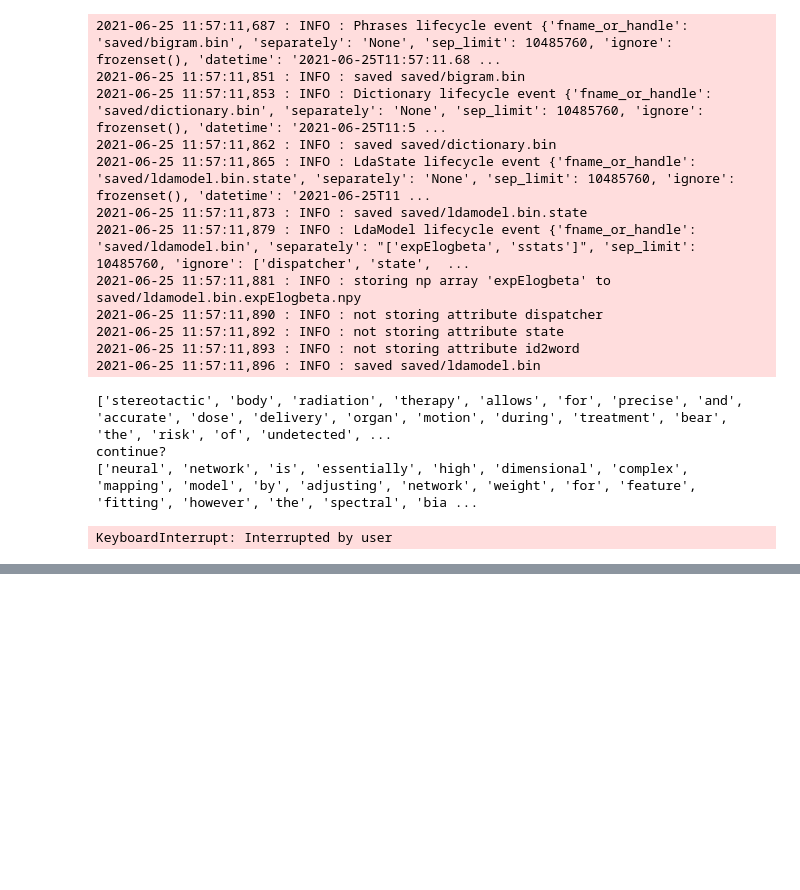
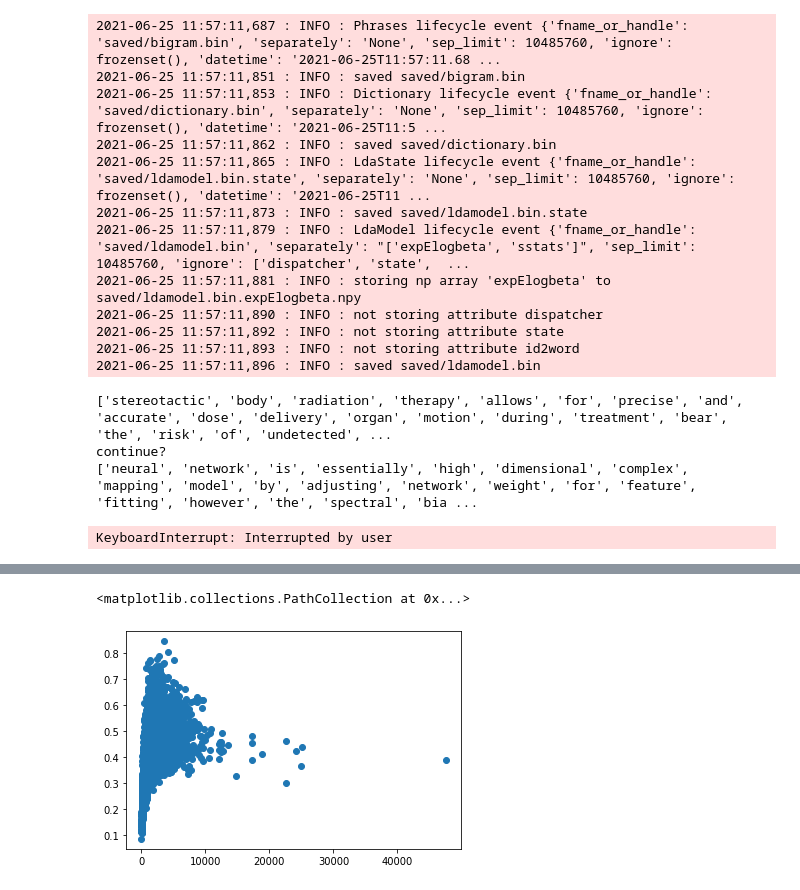
Before and after one commit to min-yang/readpaper, a Jupyter notebook: readpaper/model.ipynb, the cells around one changed output, grey strips where cells are left out. Drawn from its saved outputs; the diff is of its cells as text; code cells hidden in the pictures; blank space fills up the shorter version.

```diff
--- a/readpaper/model.ipynb
+++ b/readpaper/model.ipynb
@@ -228,0 +323,6 @@ load(fname, mmap=None) method of abc.ABCMeta instance
+# %%
+filter = {}
+for i,value in enumerate(new_text_vector):
+    filter[str(i)] = {'$gt': float(value) - 0.8, '$lt': float(value) + 0.8}
+ret_doc = list(client.article.dv.find(filter))
+print(len(ret_doc), [ele['_id'] for ele in ret_doc])
@@ -228,0 +331,9 @@ load(fname, mmap=None) method of abc.ABCMeta instance
+# %%
+origin_text = '看看测试重复的效果是怎么样的'
+origin_text = re.sub(r'\s+', ' ', origin_text)
+origin_text = jieba.lcut(origin_text)
+origin_text_vector = model.infer_vector(origin_text)
+data = {'_id': 'test1'}
+for i, value in enumerate(origin_text_vector):
+    data[str(i)] = float(value)
+client.article.dv.insert_one(data)
@@ -228,0 +342,10 @@ load(fname, mmap=None) method of abc.ABCMeta instance
+# %%
+new_text = '测试重复的效果是怎么样的'
+new_text = re.sub(r'\s+', ' ', new_text)
+new_text = jieba.lcut(new_text)
+new_text_vector = model.infer_vector(new_text)
+filter = {}
+for i,value in enumerate(new_text_vector):
+    filter[str(i)] = {'$gt': float(value) - 0.2, '$lt': float(value) + 0.2}
+ret_doc = list(client.article.dv.find(filter))
+print(len(ret_doc), [ele['_id'] for ele in ret_doc])
@@ -228,0 +376,22 @@ load(fname, mmap=None) method of abc.ABCMeta instance
+# %%
+text_len_list = []
+max_diff_list = []
+for doc in client.article.crawl.find():
+    text = re.sub(r'\s+', ' ', doc['summary'])
+    text_len = len(text)
+    tokens = jieba.lcut(text)
+    vector = model.infer_vector(tokens)
+    target_vector = client.article.dv.find_one({'_id': doc['_id']})
+    max_diff = 0
+    for i, value in enumerate(vector):
+        cur_diff = abs(target_vector[str(i)] - value)
+        if cur_diff > max_diff:
+            max_diff = cur_diff
+    text_len_list.append(text_len)
+    max_diff_list.append(max_diff)
+# %%
+import matplotlib.pyplot as plt
+plt.scatter(text_len_list, max_diff_list)
+# %% [output]
+<matplotlib.collections.PathCollection at 0x...>
+[figure, added]
```
Also changed, not shown: parts of 20 cells of this notebook, 11 other files.
